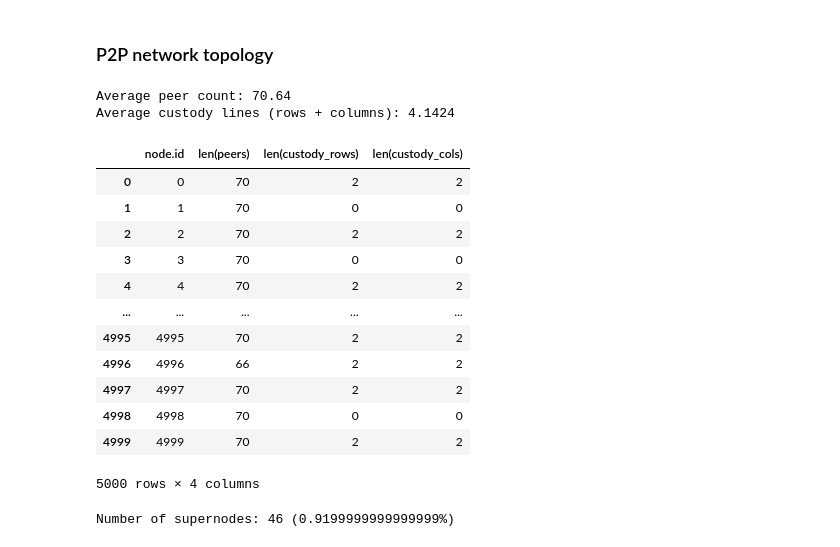
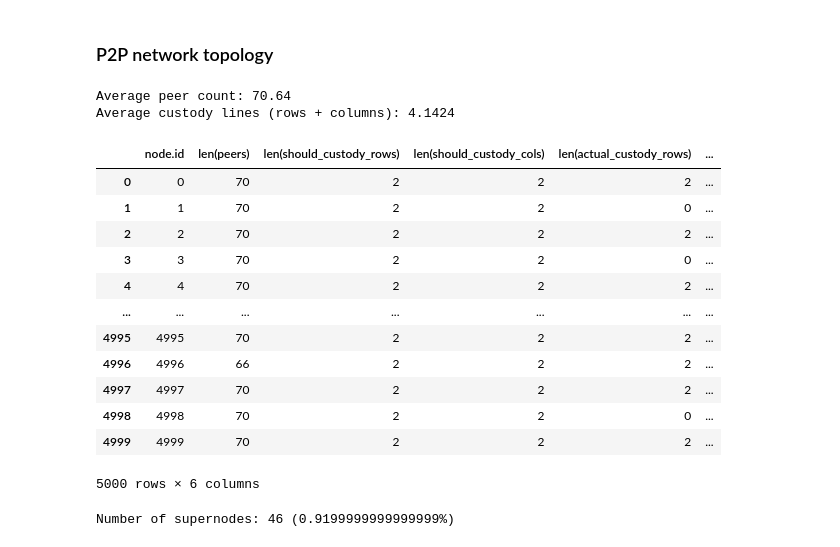
Before and after one commit to hwwhww/peerdas, a Jupyter notebook: sim.ipynb, the cells around one changed output. Cells and saved outputs as stored; diff of their text form; code cells hidden in the pictures.

```diff
--- a/sim.ipynb
+++ b/sim.ipynb
@@ -240,22 +279,20 @@ def set_peers(nodes: Sequence[Node]) -> None:
                 nodes[peer_id].peer_scores[n.id] = 100
 
 
-def get_nodes(config: Config, epoch: int, node_count: int, custody_row_log: dict[set[int]], custody_col_log: dict[set[int]]) -> Sequence[Node]:
+def get_nodes(config: Config, epoch: int, node_count: int, custody_log: CustodyLog) -> Sequence[Node]:
     """
     Initialize nodes with peers and their custodies.
     """
     all_nodes = [Node(id=id, config=config) for id in range(node_count)]
     set_peers(all_nodes)
     for node in all_nodes:
-        node.set_custody(config, epoch, custody_row_log, custody_col_log)
+        node.set_custody(config, epoch, custody_log)
 
     return all_nodes
 
 # Temparary log for simulation stats
-custody_row_log_demo = {i: set() for i in range(config_demo.NUMBER_OF_ROWS)}
-custody_col_log_demo = {i: set() for i in range(config_demo.NUMBER_OF_COLUMNS)}
-
-all_nodes_demo = get_nodes(config=config_demo, epoch=0, node_count=config_demo.NUMBER_OF_NODES, custody_row_log=custody_row_log_demo, custody_col_log=custody_col_log_demo)
+custody_log_demo = create_custody_log(config_demo)
+all_nodes_demo = get_nodes(config=config_demo, epoch=0, node_count=config_demo.NUMBER_OF_NODES, custody_log=custody_log_demo)
 # %%
 import networkx as nx
 
@@ -272,49 +309,49 @@ if DRAW_NETWORK_GRAPH:
 # %%
 import pandas as pd
 
 
 stats = []
 for node in all_nodes_demo:
     stats.append({
         "node.id": node.id,
         "len(peers)": len(node.peers),
-        "len(custody_rows)": len(node.custody_rows),
-        "len(custody_cols)": len(node.custody_cols),
+        "len(should_custody_rows)": len(node.should_custody_rows),
+        "len(should_custody_cols)": len(node.should_custody_cols),
+        "len(actual_custody_rows)": len(node.actual_custody_rows),
+        "len(actual_custody_cols)": len(node.actual_custody_cols),
     })
 
-average_peer_count = sum(x["len(peers)"] for x in stats) / len(stats)
-print(f"Average peer count: {average_peer_count}")
+avg_peer_count = sum(x["len(peers)"] for x in stats) / len(stats)
+print(f"Average peer count: {avg_peer_count}")
 if any(x["len(peers)"] == 0 for x in stats):
     print("WARNING: Some nodes have no peers!")
 
-average_custody_count = sum((x["len(custody_rows)"] + x["len(custody_rows)"]) for x in stats) / len(stats)
-print(f"Average custody lines (rows + columns): {average_custody_count}")
-for index, peers in custody_row_log_demo.items():
-    if len(peers) == 0:
-        print(f"WARNING: No node custody row {index}!")
-for index, peers in custody_col_log_demo.items():
-    if len(peers) == 0:
-        print(f"WARNING: No node custody col {index}!")
+avg_custody_count = sum((x["len(actual_custody_rows)"] + x["len(actual_custody_cols)"]) for x in stats) / len(stats)
+print(f"Average custody lines (rows + columns): {avg_custody_count}")
+for index, info in custody_log_demo.items():
+    line_type, line_index = index
+    if len(info.custody_nodes) == 0:
+        print(f"WARNING: No node custody {line_type} {line_type}!")
 
 stats = pd.DataFrame(stats)
 pd.set_option('display.max_rows', 20)
 stats
 # %% [output]
 Average peer count: 70.64
 Average custody lines (rows + columns): 4.1424
-|  | node.id | len(peers) | len(custody_rows) | len(custody_cols) |
-| 0 | 0 | 70 | 2 | 2 |
-| 1 | 1 | 70 | 0 | 0 |
-| 2 | 2 | 70 | 2 | 2 |
-| 3 | 3 | 70 | 0 | 0 |
-| 4 | 4 | 70 | 2 | 2 |
-| ... | ... | ... | ... | ... |
-| 4995 | 4995 | 70 | 2 | 2 |
-| 4996 | 4996 | 66 | 2 | 2 |
-| 4997 | 4997 | 70 | 2 | 2 |
-| 4998 | 4998 | 70 | 0 | 0 |
-| 4999 | 4999 | 70 | 2 | 2 |
+|  | node.id | len(peers) | len(should_custody_rows) | len(should_custody_cols) | len(actual_custody_rows) | ... |
+| 0 | 0 | 70 | 2 | 2 | 2 | ... |
+| 1 | 1 | 70 | 2 | 2 | 0 | ... |
+| 2 | 2 | 70 | 2 | 2 | 2 | ... |
+| 3 | 3 | 70 | 2 | 2 | 0 | ... |
+| 4 | 4 | 70 | 2 | 2 | 2 | ... |
+| ... | ... | ... | ... | ... | ... | ... |
+| 4995 | 4995 | 70 | 2 | 2 | 2 | ... |
+| 4996 | 4996 | 66 | 2 | 2 | 2 | ... |
+| 4997 | 4997 | 70 | 2 | 2 | 2 | ... |
+| 4998 | 4998 | 70 | 2 | 2 | 0 | ... |
+| 4999 | 4999 | 70 | 2 | 2 | 2 | ... |
-5000 rows × 4 columns
+5000 rows × 6 columns
 # %%
 #### Supernode
 # %%
```
Also changed, not shown: parts of 10 cells of this notebook.
